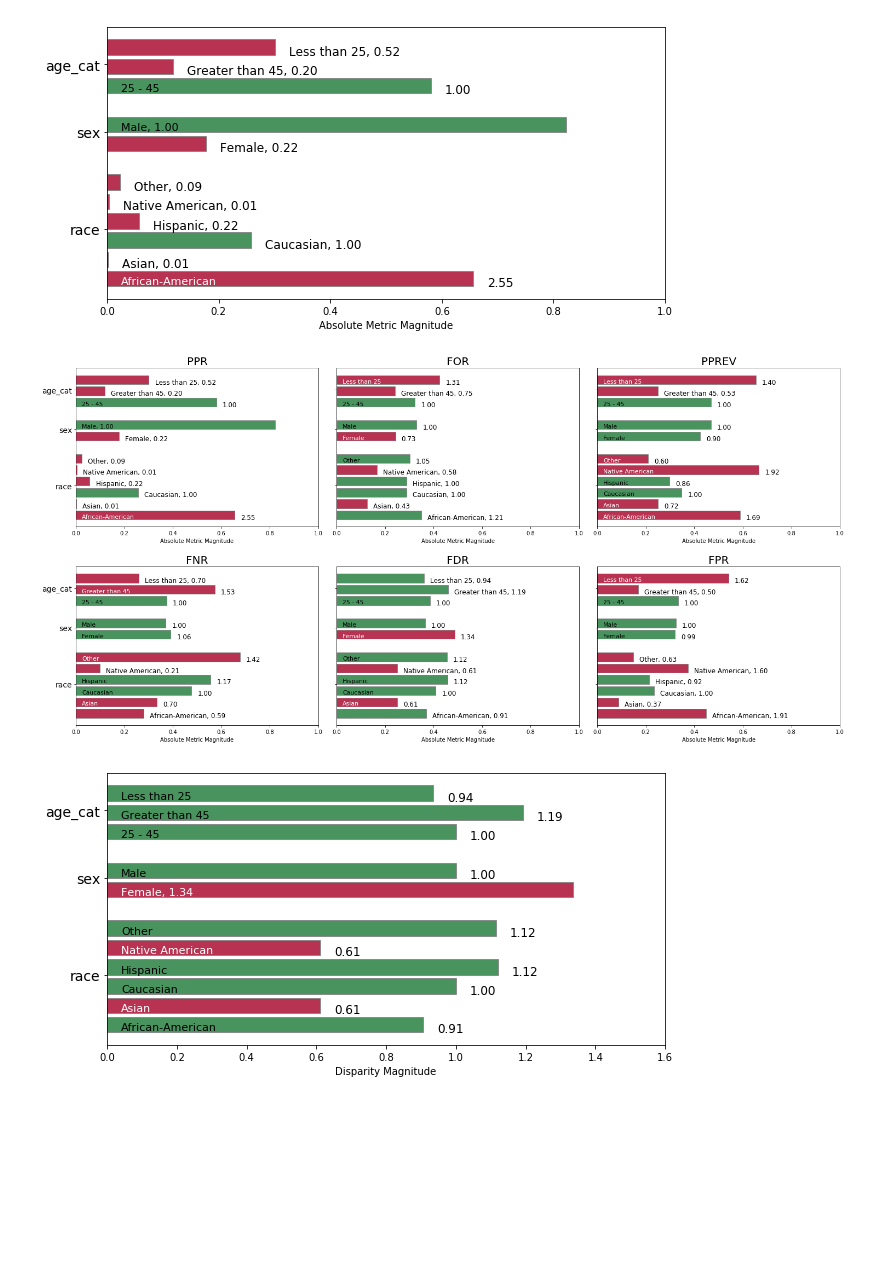
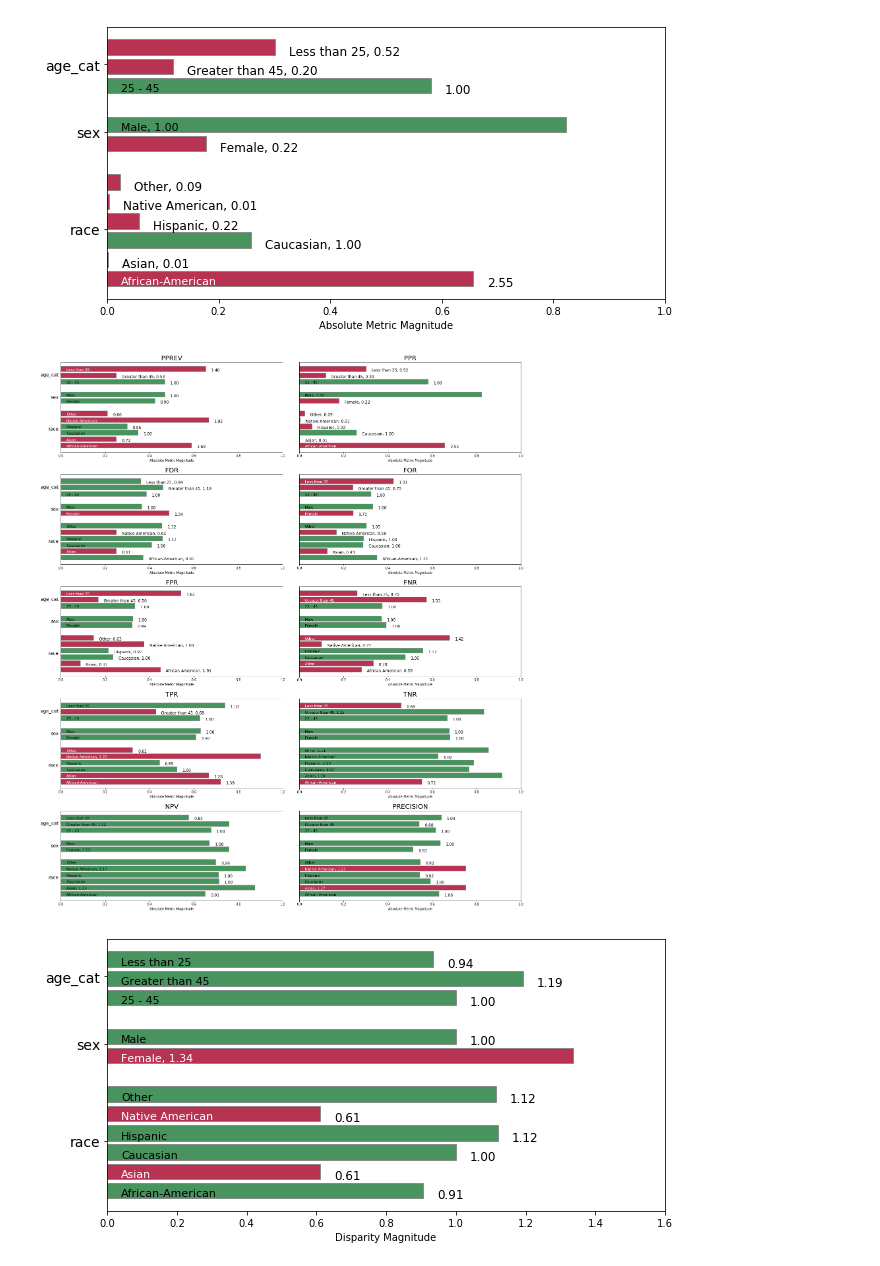
Before and after one commit to dssg/aequitas, a Jupyter notebook: docs/source/examples/compas_demo.ipynb, the cells around one changed output. Cells and saved outputs as stored; diff of their text form; code cells hidden in the pictures; blank space fills up the shorter version.

```diff
--- a/docs/source/examples/compas_demo.ipynb
+++ b/docs/source/examples/compas_demo.ipynb
@@ -866,9 +985,9 @@ plt.show()
 # %% [output]
 [figure]
 # %%
-fg = aqp.plot_fairness_group_all(fdf, ncols=3)
+fg = aqp.plot_fairness_group_all(fdf, ncols=2, metrics = "all")
 # %% [output]
-[figure, old version]
+[figure, new version]
 # %%
 m = aqp.plot_fairness_disparity(fdf, group_metric='fdr_disparity')
 # %% [output]
```
Also changed, not shown: parts of 31 cells of this notebook, 3 other files.
